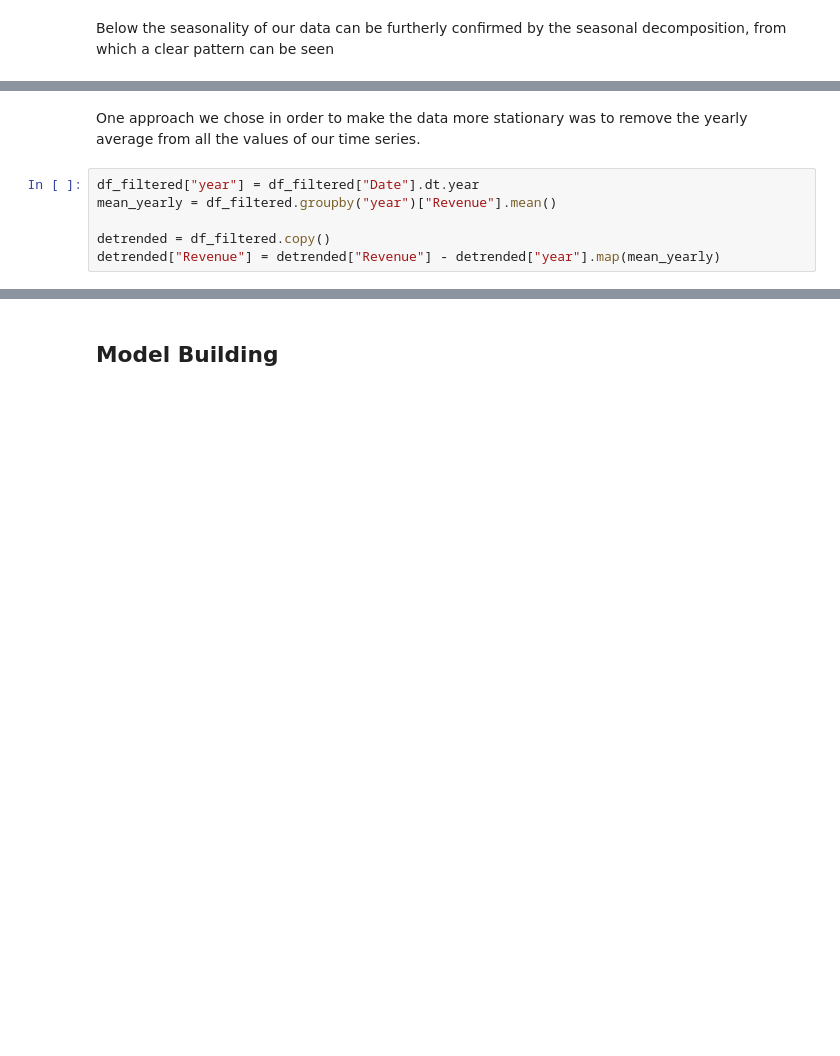
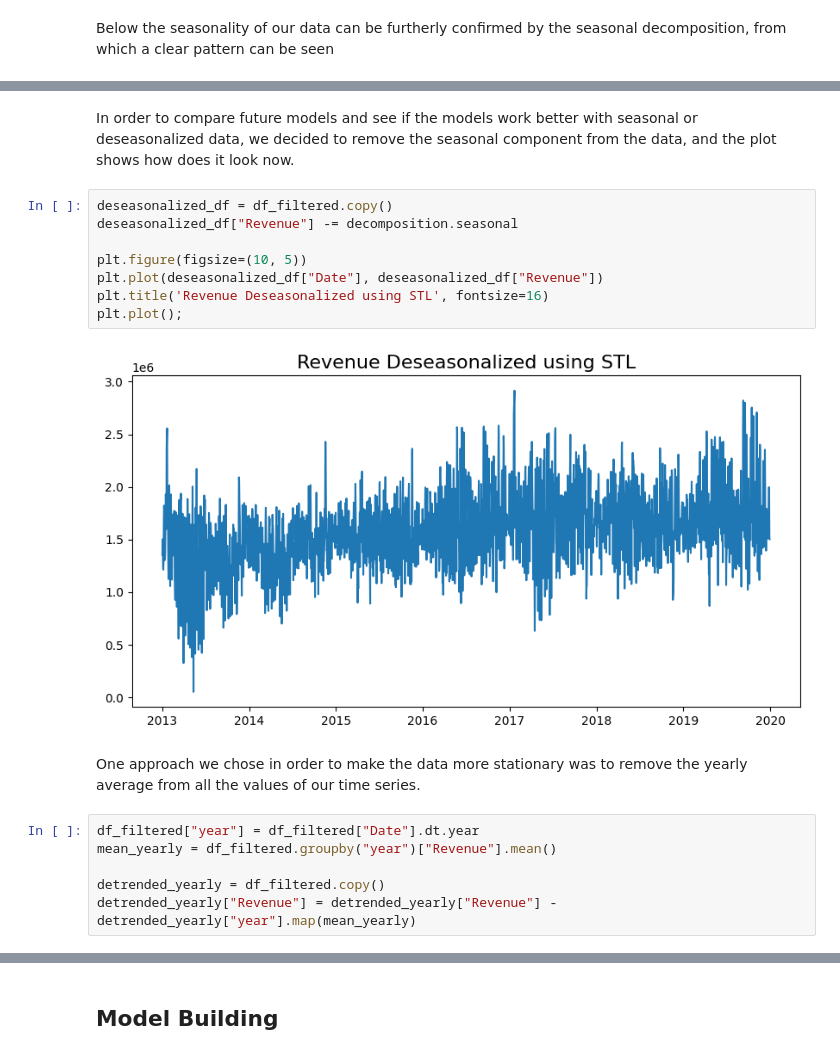
Before and after one commit to gpassoni/forecasting2024, a Jupyter notebook: merged.ipynb, the cells around one changed output, grey strips where cells are left out. Cells and saved outputs as stored; diff of their text form; blank space fills up the shorter version.

```diff
--- a/merged.ipynb
+++ b/merged.ipynb
@@ -268,11 +239,23 @@ plt.show()
+# %% [markdown]
+In order to compare future models and see if the models work better with seasonal or deseasonalized data, we decided to remove the seasonal component from the data, and the plot shows how does it look now.
+# %%
+deseasonalized_df = df_filtered.copy()
+deseasonalized_df["Revenue"] -= decomposition.seasonal
+
+plt.figure(figsize=(10, 5))
+plt.plot(deseasonalized_df["Date"], deseasonalized_df["Revenue"])
+plt.title('Revenue Deseasonalized using STL', fontsize=16)
+plt.plot();
+# %% [output]
+[figure, added]
 # %% [markdown]
 One approach we chose in order to make the data more stationary was to remove the yearly average from all the values of our time series.
 # %%
 df_filtered["year"] = df_filtered["Date"].dt.year
 mean_yearly = df_filtered.groupby("year")["Revenue"].mean()
 
-detrended = df_filtered.copy()
-detrended["Revenue"] = detrended["Revenue"] - detrended["year"].map(mean_yearly)
+detrended_yearly = df_filtered.copy()
+detrended_yearly["Revenue"] = detrended_yearly["Revenue"] - detrended_yearly["year"].map(mean_yearly)
 # %%
 fig, ax = plt.subplots(ncols=2, figsize=(15, 5))
 ax[0].plot(df_filtered.Date, df_filtered.Revenue)
```
Also changed, not shown: parts of 14 cells of this notebook.
